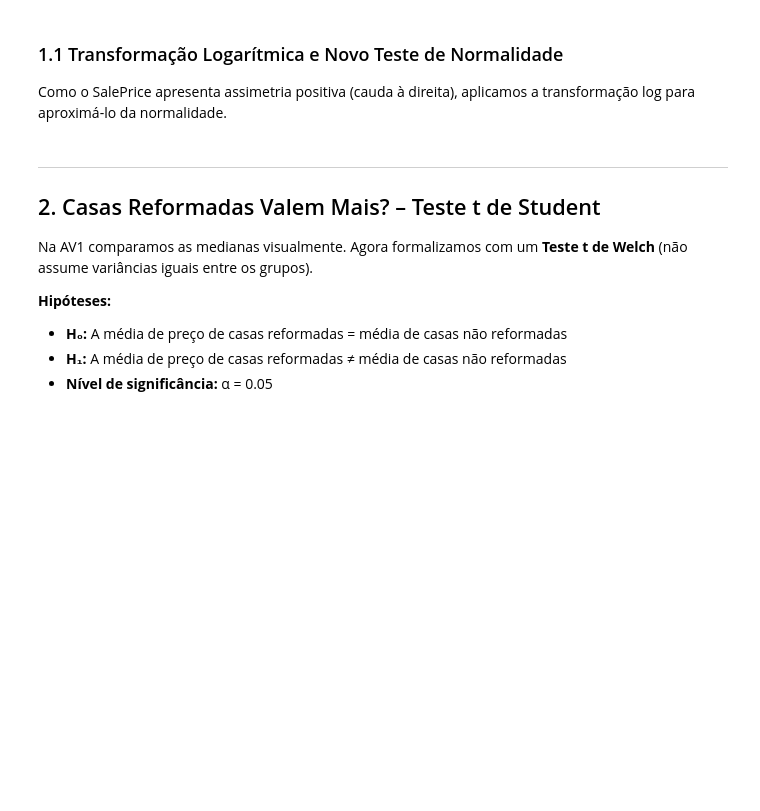
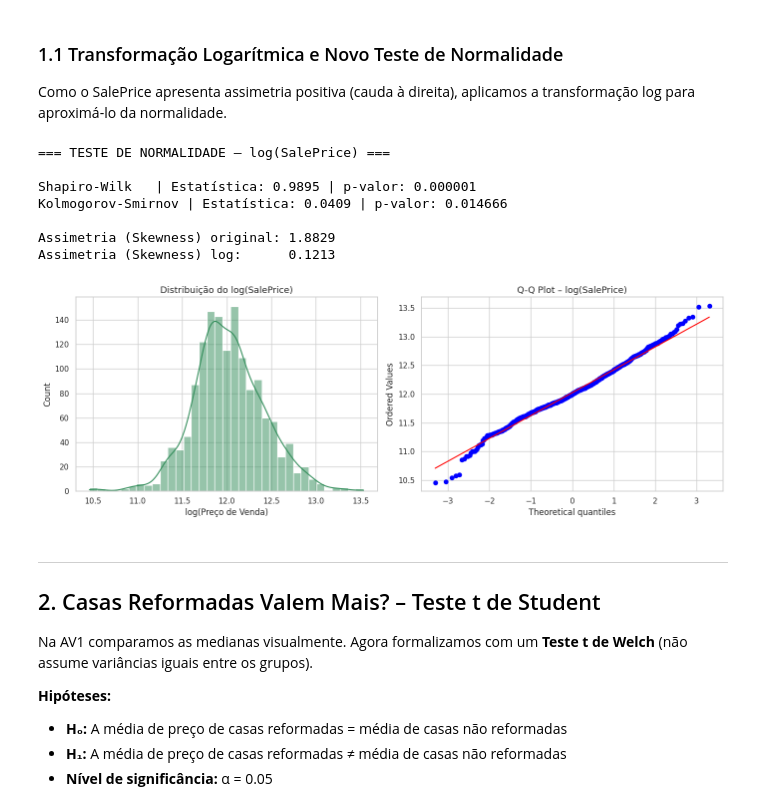
Before and after one commit to LucasPottes81/regression-house-price, a Jupyter notebook: notebooks/AV2_analise_estatistica.ipynb, the cells around one changed output. Drawn from its saved outputs; the diff is of its cells as text; code cells hidden in the pictures; blank space fills up the shorter version.

```diff
--- a/notebooks/AV2_analise_estatistica.ipynb
+++ b/notebooks/AV2_analise_estatistica.ipynb
@@ -88,32 +100,41 @@ Como o SalePrice apresenta assimetria positiva (cauda à direita), aplicamos a t
 # %%
 df['LogSalePrice'] = np.log(df['SalePrice'])
 
 # Novos testes com log
-amostra_log = df['LogSalePrice'].sample(2000, random_state=42)
+amostra_log = df['LogSalePrice'].sample(1000, random_state=42)
 stat_sw_log, p_sw_log = stats.shapiro(amostra_log)
 stat_ks_log, p_ks_log = stats.kstest(df['LogSalePrice'], 'norm',
                                       args=(df['LogSalePrice'].mean(), df['LogSalePrice'].std()))
 
 print('=== TESTE DE NORMALIDADE – log(SalePrice) ===')
 print(f'\nShapiro-Wilk   | Estatística: {stat_sw_log:.4f} | p-valor: {p_sw_log:.6f}')
 print(f'Kolmogorov-Smirnov | Estatística: {stat_ks_log:.4f} | p-valor: {p_ks_log:.6f}')
 
 # Skewness antes/depois
 print(f'\nAssimetria (Skewness) original: {df["SalePrice"].skew():.4f}')
 print(f'Assimetria (Skewness) log:      {df["LogSalePrice"].skew():.4f}')
 
 # Visualização
 fig, axes = plt.subplots(1, 2, figsize=(14, 5))
 
 sns.histplot(df['LogSalePrice'], kde=True, ax=axes[0], color='seagreen')
 axes[0].set_title('Distribuição do log(SalePrice)', fontsize=13)
 axes[0].set_xlabel('log(Preço de Venda)')
 
 stats.probplot(df['LogSalePrice'], dist='norm', plot=axes[1])
 axes[1].set_title('Q-Q Plot – log(SalePrice)', fontsize=13)
 
 plt.tight_layout()
 plt.show()
+# %% [output]
+=== TESTE DE NORMALIDADE – log(SalePrice) ===
+
+Shapiro-Wilk   | Estatística: 0.9895 | p-valor: 0.000001
+Kolmogorov-Smirnov | Estatística: 0.0409 | p-valor: 0.014666
+
+Assimetria (Skewness) original: 1.8829
+Assimetria (Skewness) log:      0.1213
+[figure, added]
 # %% [markdown]
 ---
 ## 2. Casas Reformadas Valem Mais? – Teste t de Student
```
Also changed, not shown: parts of 8 cells of this notebook.
